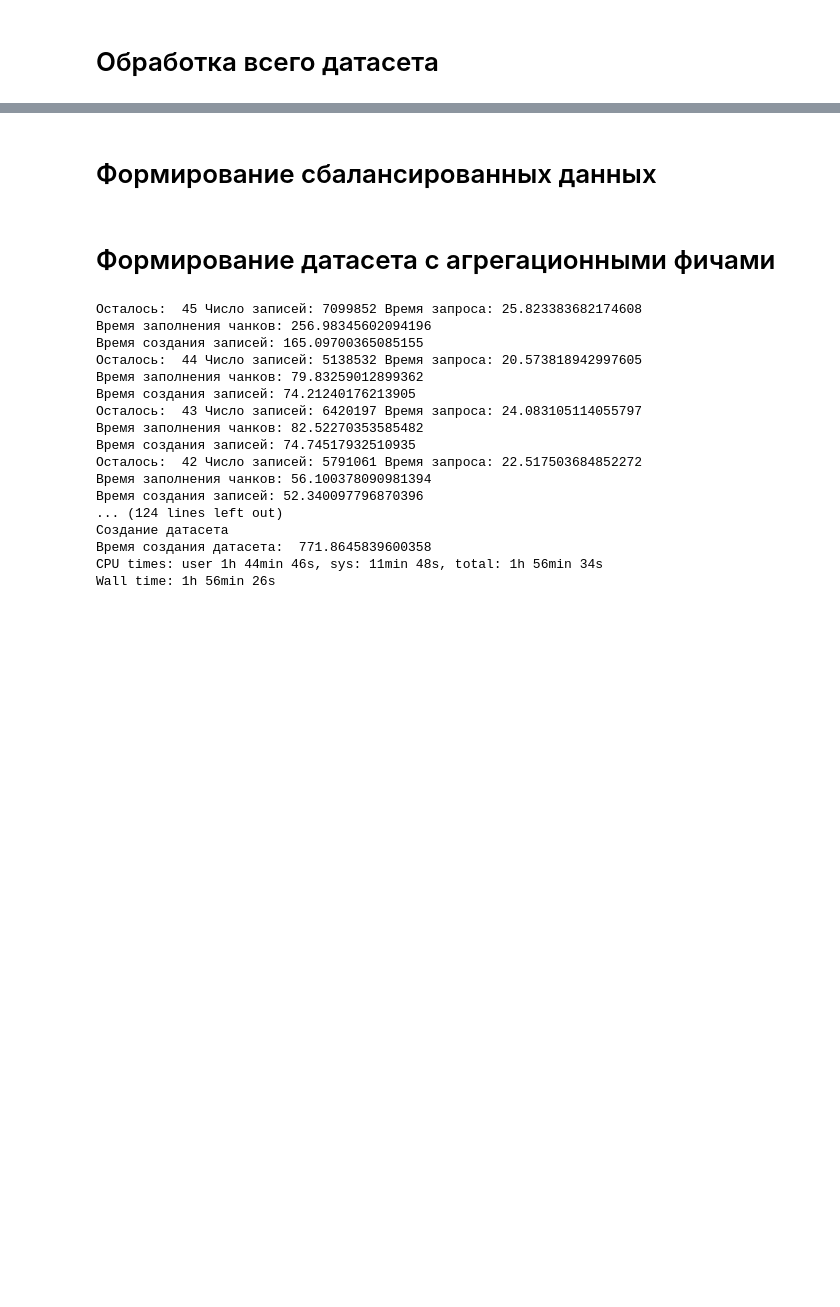
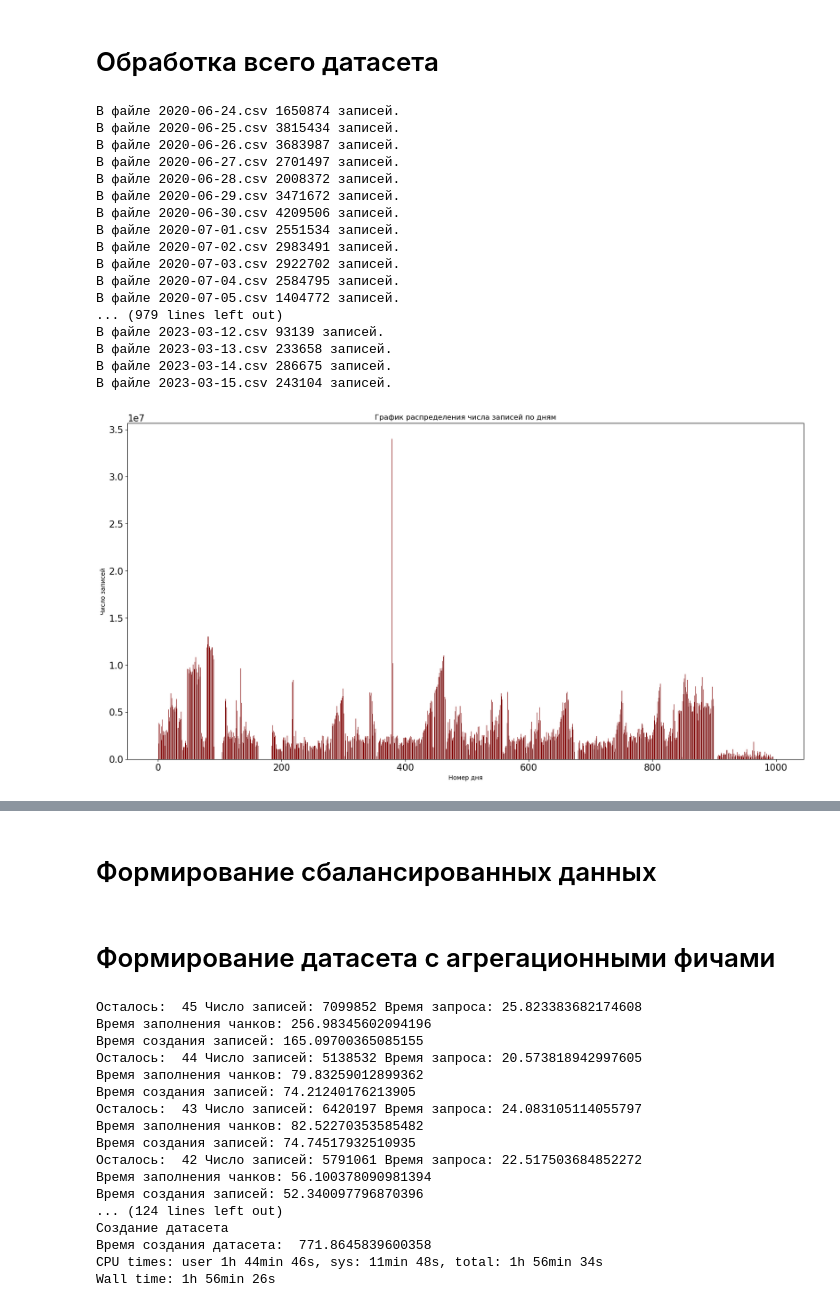
Before and after one commit to Prianikq/FQW-bachelor, a Jupyter notebook: ai_project_notebook.ipynb, the cells around one changed output, grey strips where cells are left out. Cells and saved outputs as stored; diff of their text form; code cells hidden in the pictures; blank space fills up the shorter version.

```diff
--- a/ai_project_notebook.ipynb
+++ b/ai_project_notebook.ipynb
@@ -679,6 +824,25 @@ def plot_records_distribution(begin_date_str, end_date_str, path_input):
 
     return records_cnt
 # %%
-result = plot_records_distribution('2020/06/24', '2023/03/15', '/data/jupyter/data/proc_csv/onedirectional_csv/')
+result = plot_records_distribution('2020/06/24', '2023/03/15', '/data/jupyter/data/csv/onedirectional_csv/')
+# %% [output]
+В файле 2020-06-24.csv 1650874 записей.
+В файле 2020-06-25.csv 3815434 записей.
+В файле 2020-06-26.csv 3683987 записей.
+В файле 2020-06-27.csv 2701497 записей.
+В файле 2020-06-28.csv 2008372 записей.
+В файле 2020-06-29.csv 3471672 записей.
+В файле 2020-06-30.csv 4209506 записей.
+В файле 2020-07-01.csv 2551534 записей.
+В файле 2020-07-02.csv 2983491 записей.
+В файле 2020-07-03.csv 2922702 записей.
+В файле 2020-07-04.csv 2584795 записей.
+В файле 2020-07-05.csv 1404772 записей.
+... (979 lines left out)
+В файле 2023-03-12.csv 93139 записей.
+В файле 2023-03-13.csv 233658 записей.
+В файле 2023-03-14.csv 286675 записей.
+В файле 2023-03-15.csv 243104 записей.
+[figure, added]
 # %%
 result2 = plot_records_distribution('2020/06/20', '2022/04/25', '/data/jupyter/data/csv/bidirectional_csv/')
```
Also changed, not shown: parts of 28 cells of this notebook.
